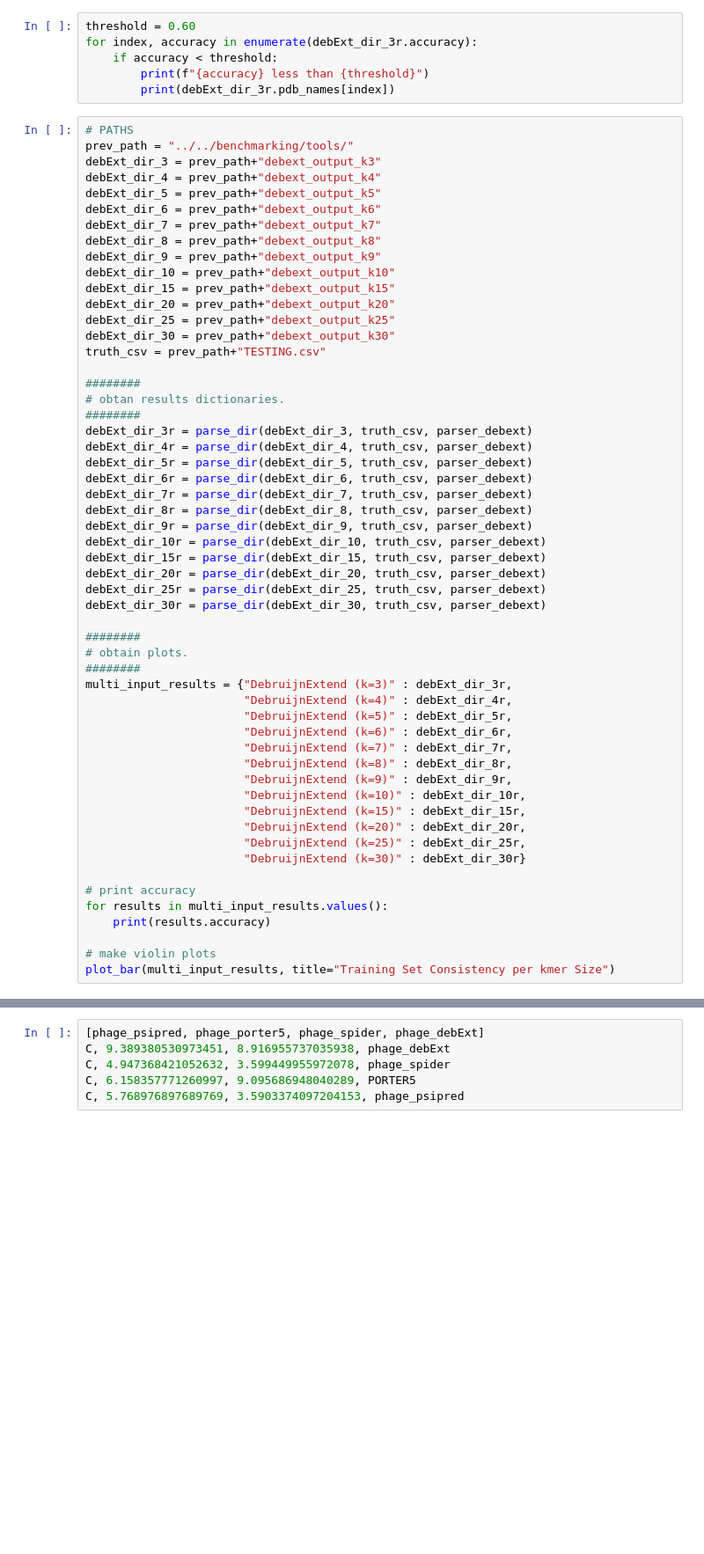
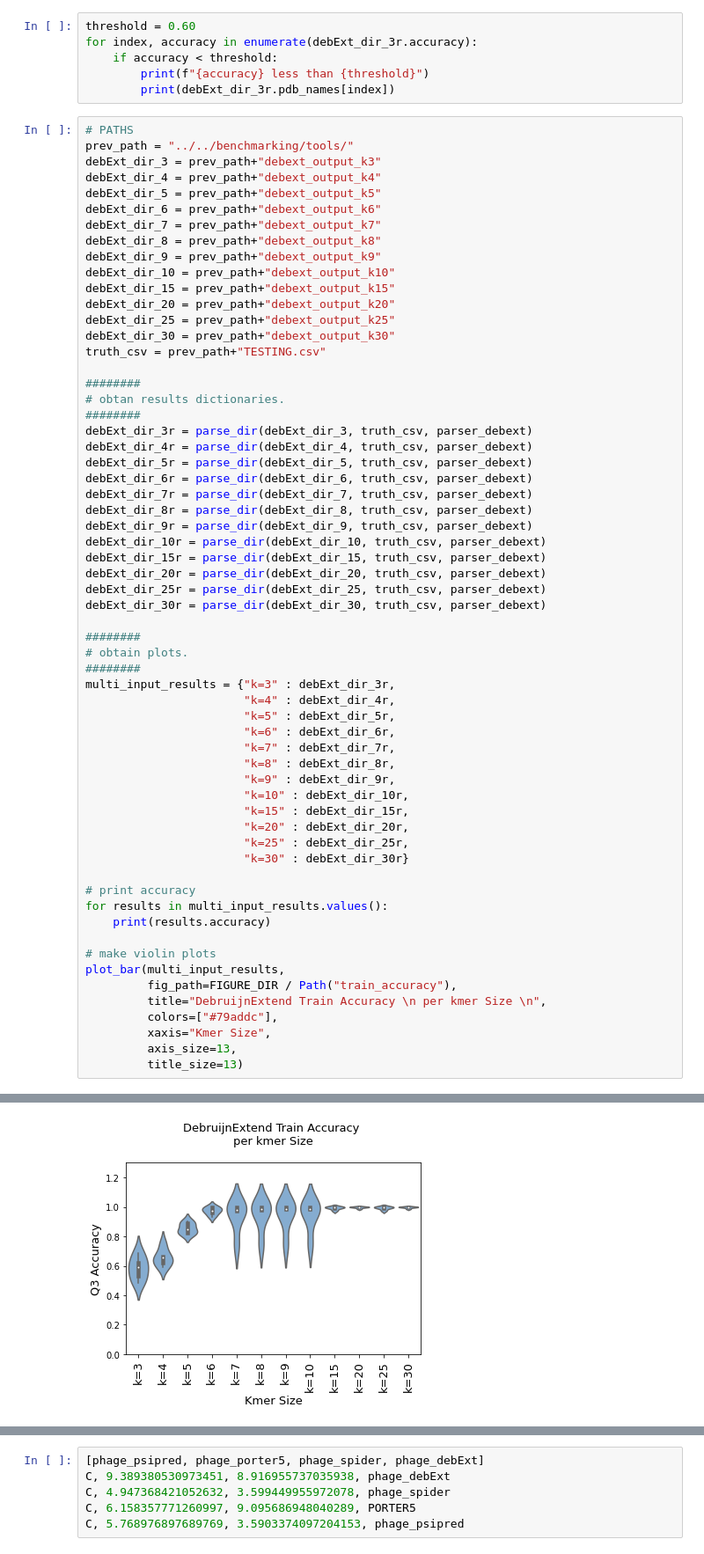
Before and after one commit to Dreycey/DebruijnExtend, a Jupyter notebook: src/py_notebooks/benchmarkinig_analysis.ipynb, the cells around one changed output, grey strips where cells are left out. Shown at 88% size. Drawn from its saved outputs; the diff is of its cells as text; blank space fills up the shorter version.

```diff
--- a/src/py_notebooks/benchmarkinig_analysis.ipynb
+++ b/src/py_notebooks/benchmarkinig_analysis.ipynb
@@ -657,22 +756,29 @@ debExt_dir_30r = parse_dir(debExt_dir_30, truth_csv, parser_debext)
 ########
 # obtain plots.
 ########
-multi_input_results = {"DebruijnExtend (k=3)" : debExt_dir_3r,
-                       "DebruijnExtend (k=4)" : debExt_dir_4r,
-                       "DebruijnExtend (k=5)" : debExt_dir_5r,
-                       "DebruijnExtend (k=6)" : debExt_dir_6r,
-                       "DebruijnExtend (k=7)" : debExt_dir_7r,
-                       "DebruijnExtend (k=8)" : debExt_dir_8r,
-                       "DebruijnExtend (k=9)" : debExt_dir_9r,
-                       "DebruijnExtend (k=10)" : debExt_dir_10r,
-                       "DebruijnExtend (k=15)" : debExt_dir_15r,
-                       "DebruijnExtend (k=20)" : debExt_dir_20r,
-                       "DebruijnExtend (k=25)" : debExt_dir_25r,
-                       "DebruijnExtend (k=30)" : debExt_dir_30r}
+multi_input_results = {"k=3" : debExt_dir_3r,
+                       "k=4" : debExt_dir_4r,
+                       "k=5" : debExt_dir_5r,
+                       "k=6" : debExt_dir_6r,
+                       "k=7" : debExt_dir_7r,
+                       "k=8" : debExt_dir_8r,
+                       "k=9" : debExt_dir_9r,
+                       "k=10" : debExt_dir_10r,
+                       "k=15" : debExt_dir_15r,
+                       "k=20" : debExt_dir_20r,
+                       "k=25" : debExt_dir_25r,
+                       "k=30" : debExt_dir_30r}
 
 # print accuracy
 for results in multi_input_results.values():
     print(results.accuracy)
 
 # make violin plots
-plot_bar(multi_input_results, title="Training Set Consistency per kmer Size")
+plot_bar(multi_input_results,
+         fig_path=FIGURE_DIR / Path("train_accuracy"),
+         title="DebruijnExtend Train Accuracy \n per kmer Size \n",
+         colors=["#79addc"],
+         xaxis="Kmer Size",
+         axis_size=13,
+         title_size=13)
+# %% [output]
@@ -679,3 +802,4 @@ plot_bar(multi_input_results, title="Training Set Consistency per kmer Size")
+[figure, added]
 # %%
 # PATHS
 prev_path = "../../benchmarking/tools/"
```
Also changed, not shown: parts of 10 cells of this notebook, 2 other files.
